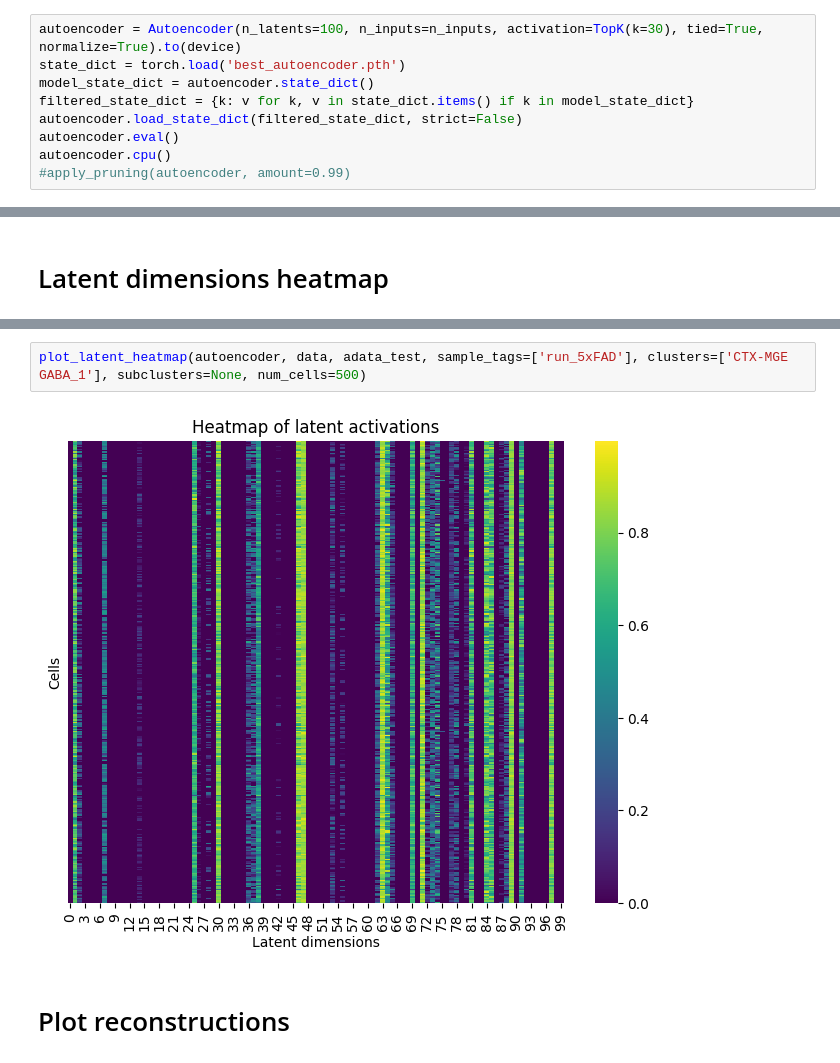
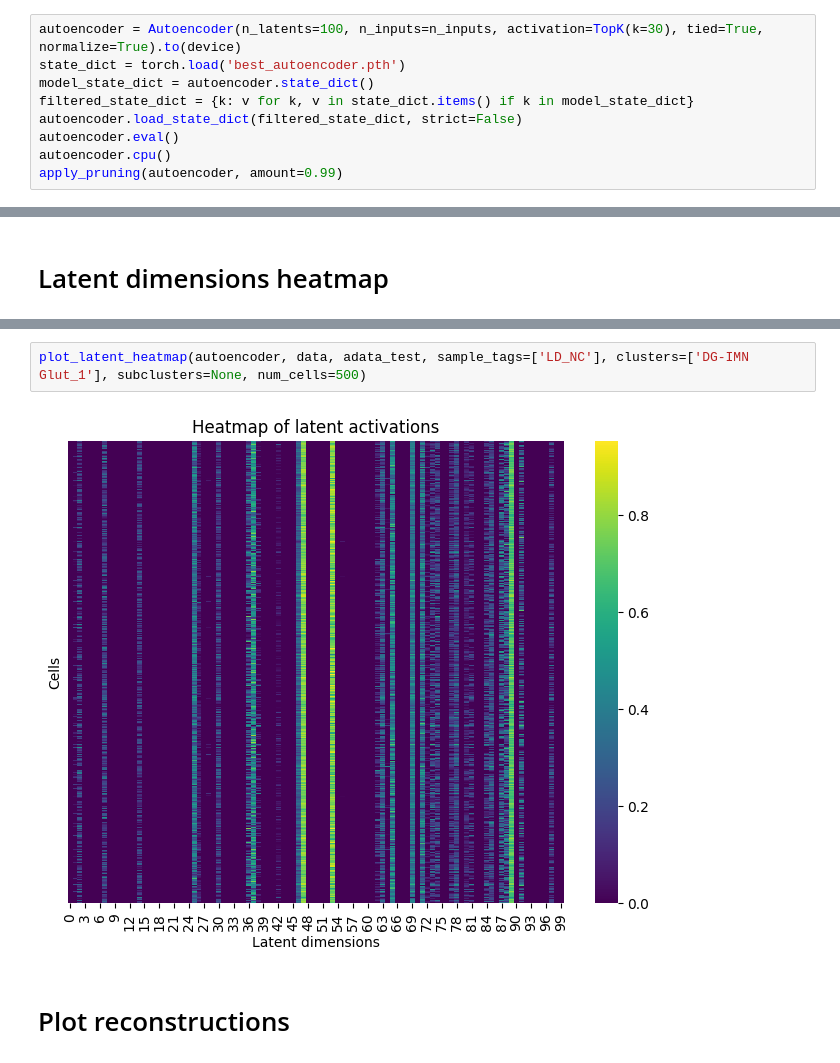
Before and after one commit to Xavier919/scRNAseq_analysis, a Jupyter notebook: sparse_autoencoder_.ipynb, the cells around one changed output, grey strips where cells are left out. Drawn from its saved outputs; the diff is of its cells as text.

```diff
--- a/sparse_autoencoder_.ipynb
+++ b/sparse_autoencoder_.ipynb
@@ -142,4 +142,4 @@ filtered_state_dict = {k: v for k, v in state_dict.items() if k in model_state_d
 autoencoder.load_state_dict(filtered_state_dict, strict=False)
 autoencoder.eval()
 autoencoder.cpu()
-#apply_pruning(autoencoder, amount=0.99)
+apply_pruning(autoencoder, amount=0.99)
@@ -290,7 +394,7 @@ plot_latent_heatmap(autoencoder, data, adata_test, sample_tags=['LD_NC'], cluste
 # %%
-plot_latent_heatmap(autoencoder, data, adata_test, sample_tags=['run_5xFAD'], clusters=['CTX-MGE GABA_1'], subclusters=None, num_cells=500)
+plot_latent_heatmap(autoencoder, data, adata_test, sample_tags=['LD_NC'], clusters=['DG-IMN Glut_1'], subclusters=None, num_cells=500)
 # %% [output]
-[figure, old version]
+[figure, new version]
 # %% [markdown]
 # Plot reconstructions
 # %%
```
Also changed, not shown: parts of 12 cells of this notebook, 1 other file.
